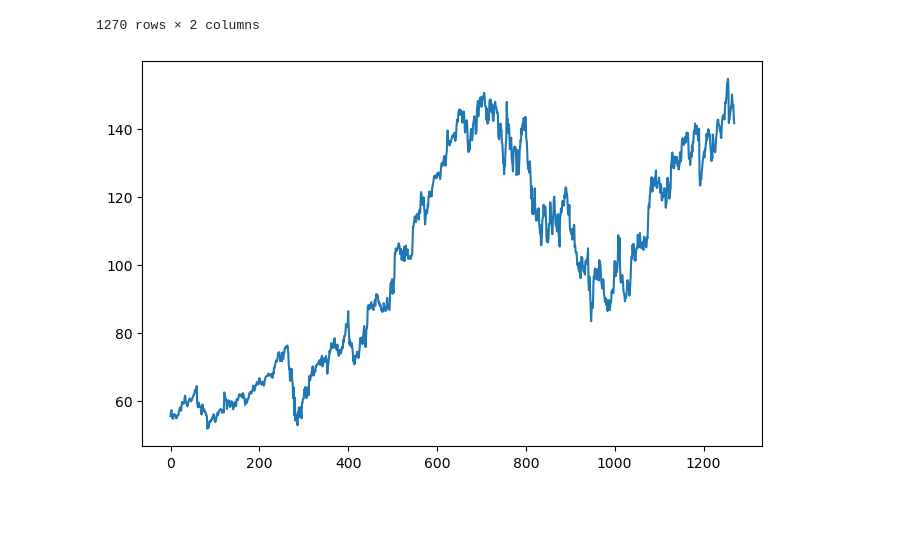
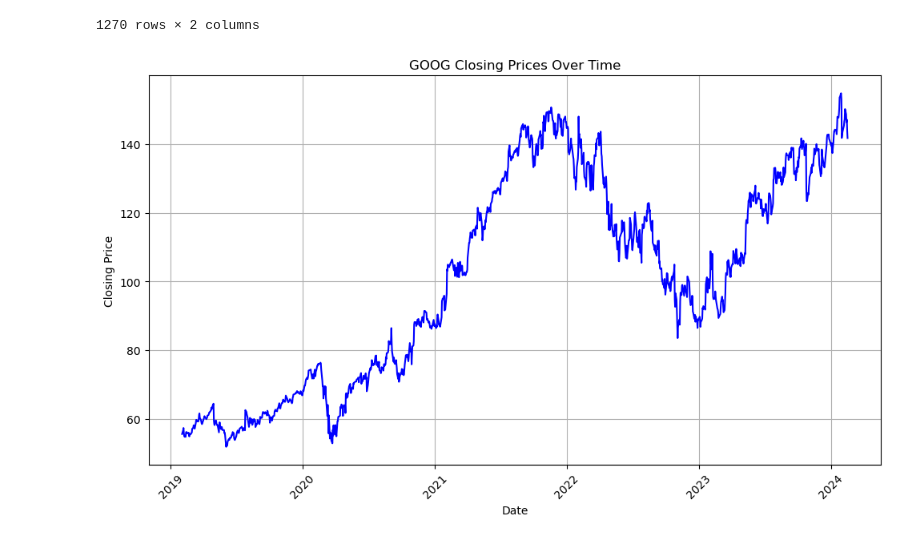
Before and after one commit to mburley127/Stock_Analysis, a Jupyter notebook: Moving_Average_Model/SMA_Signals.ipynb, the cells around one changed output. Cells and saved outputs as stored; diff of their text form; code cells hidden in the pictures; blank space fills up the shorter version.

Commit message:
Ploting started

```diff
--- a/Moving_Average_Model/SMA_Signals.ipynb
+++ b/Moving_Average_Model/SMA_Signals.ipynb
@@ -30,6 +31,8 @@ def import_stock_data(tickers, start_date):
     # Reset index to make headings in the same row
     data.reset_index(inplace = True)
 
+    data['Date'] = pd.to_datetime(data['Date'])
+
     return data
 
 stock_data = import_stock_data(tickers, start_date)
@@ -49,13 +52,21 @@ stock_data
 | 1268 | 2024-02-15 | 143.940002 |
 | 1269 | 2024-02-16 | 141.759995 |
 1270 rows × 2 columns
-# %%
-### Plot Stock Data
-
-def plot_stock_data(tickers, start_date):
-
-    return stock_data[tickers].plot(figsize = (8, 5))
-
-plot = plot_stock_data(tickers, start_date)
-# %% [output]
-[figure, removed]
+# %%
+### Plot Stock Data
+
+# Assuming df is your DataFrame returned from import_stock_data
+plt.figure(figsize=(10, 6))
+
+plt.plot(stock_data['Date'], stock_data[tickers], color = 'blue') # Need to adjust to spit out multiple graphs for each ticker
+
+plt.title('GOOG Closing Prices Over Time')
+plt.xlabel('Date')
+plt.ylabel('Closing Price')
+
+plt.xticks(rotation = 45)  # Rotate x-axis labels for better readability
+plt.grid(True)
+plt.tight_layout()
+plt.show()
+# %% [output]
+[figure, added]
```
Also changed, not shown: parts of 1 cell of this notebook.
